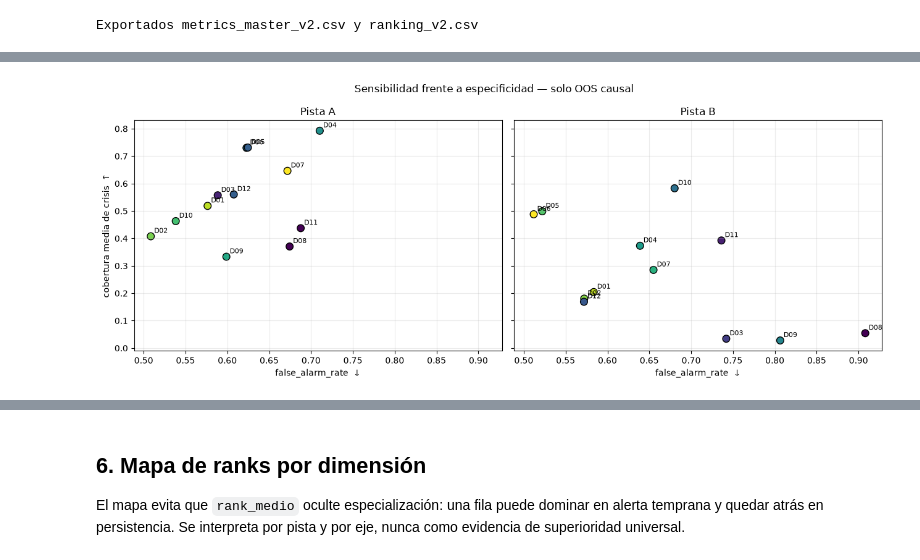
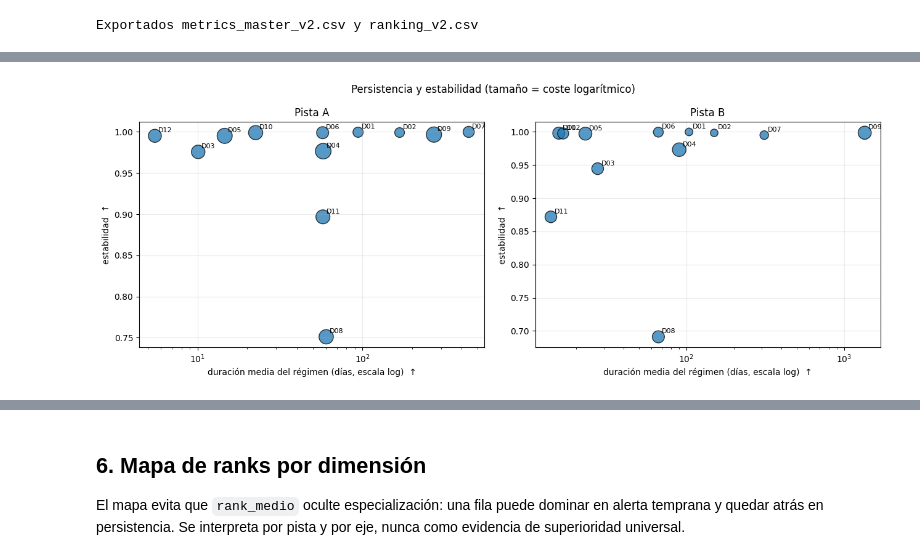
Before and after one commit to Romequinco/PRUEBAS_DETECCION_REGIMENES_DE_MERCADO_TFM, a Jupyter notebook: notebooks/05_comparacion_detectores.ipynb, the cells around one changed output, grey strips where cells are left out. Saved outputs shown, nothing was run; the diff lists cells and outputs as text; code cells hidden in the pictures.

```diff
--- a/notebooks/05_comparacion_detectores.ipynb
+++ b/notebooks/05_comparacion_detectores.ipynb
@@ -125,0 +164,22 @@ ocultar que dos detectores resuelven problemas diferentes.
+# %%
+def estado_ventanas(track):
+    part = metrics[metrics.pista == track].iloc[0]
+    oos_start, oos_end = pd.Timestamp(part.oos_start), pd.Timestamp(part.oos_end)
+    rows = []
+    for name, (a, b) in SPEC['crisis_windows'][f'pista_{track}'].items():
+        a, b = pd.Timestamp(a), pd.Timestamp(b)
+        dias = len(pd.bdate_range(a, b))
+        dias_oos = len(pd.bdate_range(max(a, oos_start), min(b, oos_end))) if b >= oos_start else 0
+        estado = 'fuera' if dias_oos == 0 else ('completa' if a >= oos_start else 'parcial')
+        rows.append({'pista': track, 'crisis': name, 'inicio': a.date(), 'suelo': b.date(),
+                     'dias_aprox': dias, 'dias_oos_aprox': dias_oos, 'estado': estado})
+    return pd.DataFrame(rows)
+
+if LISTO_COMPARAR:
+    ventanas = pd.concat([estado_ventanas(t) for t in ['A', 'B']], ignore_index=True)
+    resumen_ventanas = ventanas.groupby(['pista', 'estado']).size().unstack(fill_value=0)
+    display(resumen_ventanas)
+    display(ventanas[ventanas.estado != 'completa'])
+    for t in ['A', 'B']:
+        part = metrics[metrics.pista == t].iloc[0]
+        print(f"Pista {t}: OOS {part.oos_start} → {part.oos_end} (n={part.n_oos} sesiones)")
@@ -166,19 +354,21 @@ dibujan por separado para no confundir profundidad histórica con riqueza de se
 # %%
 if LISTO_COMPARAR:
-    fig, axes = plt.subplots(1, 2, figsize=(13, 5), sharex=True, sharey=True)
+    fig, axes = plt.subplots(1, 2, figsize=(13, 5))
     for ax, track in zip(axes, ['A', 'B']):
         part = comparison[comparison.pista == track]
-        ax.scatter(part.false_alarm_rate, part.mean_crisis_coverage,
-                   s=70, c=part.puesto_pista, cmap='viridis_r', edgecolor='black')
+        sizes = 40 + 35 * np.log1p(part.elapsed_seconds.fillna(0))
+        ax.scatter(part.mean_regime_duration, part.label_stability,
+                   s=sizes, alpha=.75, edgecolor='black')
         for _, row in part.iterrows():
-            ax.annotate(row.id, (row.false_alarm_rate, row.mean_crisis_coverage),
+            ax.annotate(row.id, (row.mean_regime_duration, row.label_stability),
                         xytext=(4, 4), textcoords='offset points', fontsize=8)
+        ax.set_xscale('log')
         ax.set_title(f'Pista {track}')
-        ax.set_xlabel('false_alarm_rate  ↓')
+        ax.set_xlabel('duración media del régimen (días, escala log)  ↑')
+        ax.set_ylabel('estabilidad  ↑')
         ax.grid(alpha=.25)
-    axes[0].set_ylabel('cobertura media de crisis  ↑')
-    fig.suptitle('Sensibilidad frente a especificidad — solo OOS causal')
+    fig.suptitle('Persistencia y estabilidad (tamaño = coste logarítmico)')
     fig.tight_layout()
     plt.show()
 # %% [output]
-[figure, old version]
+[figure, new version]
```
Also changed, not shown: parts of 29 cells of this notebook, 5 other files.
